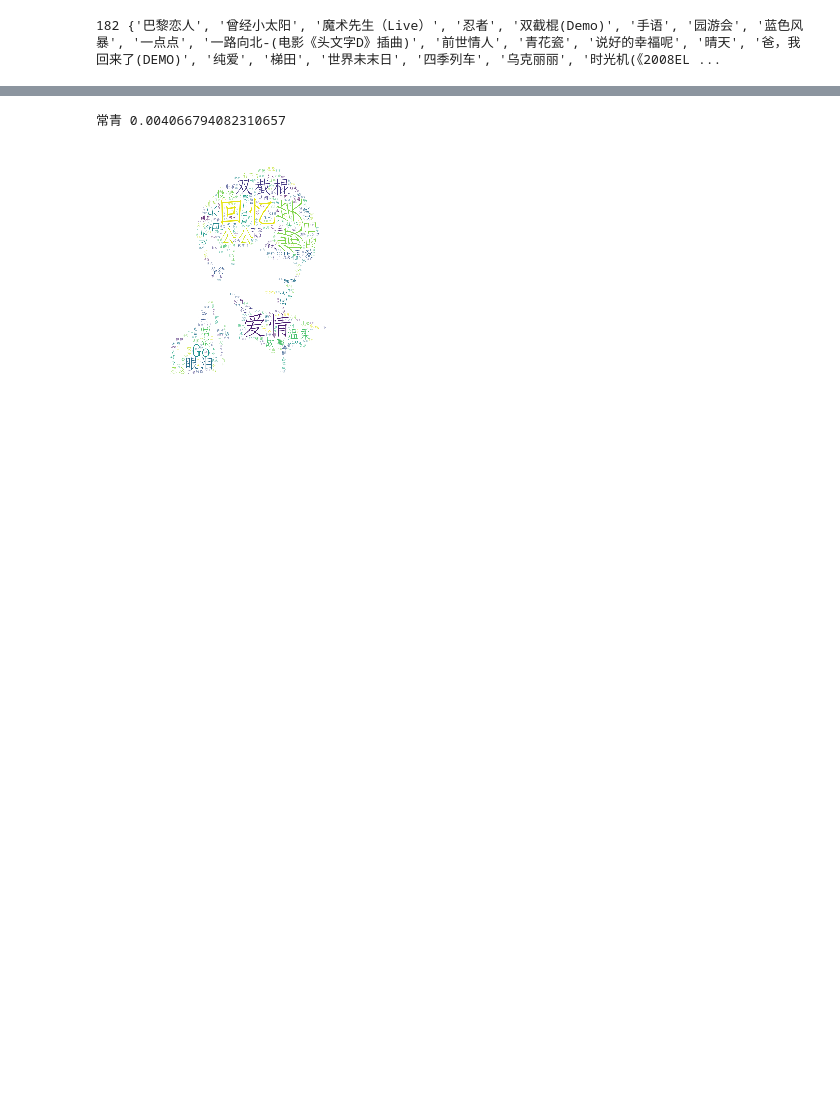
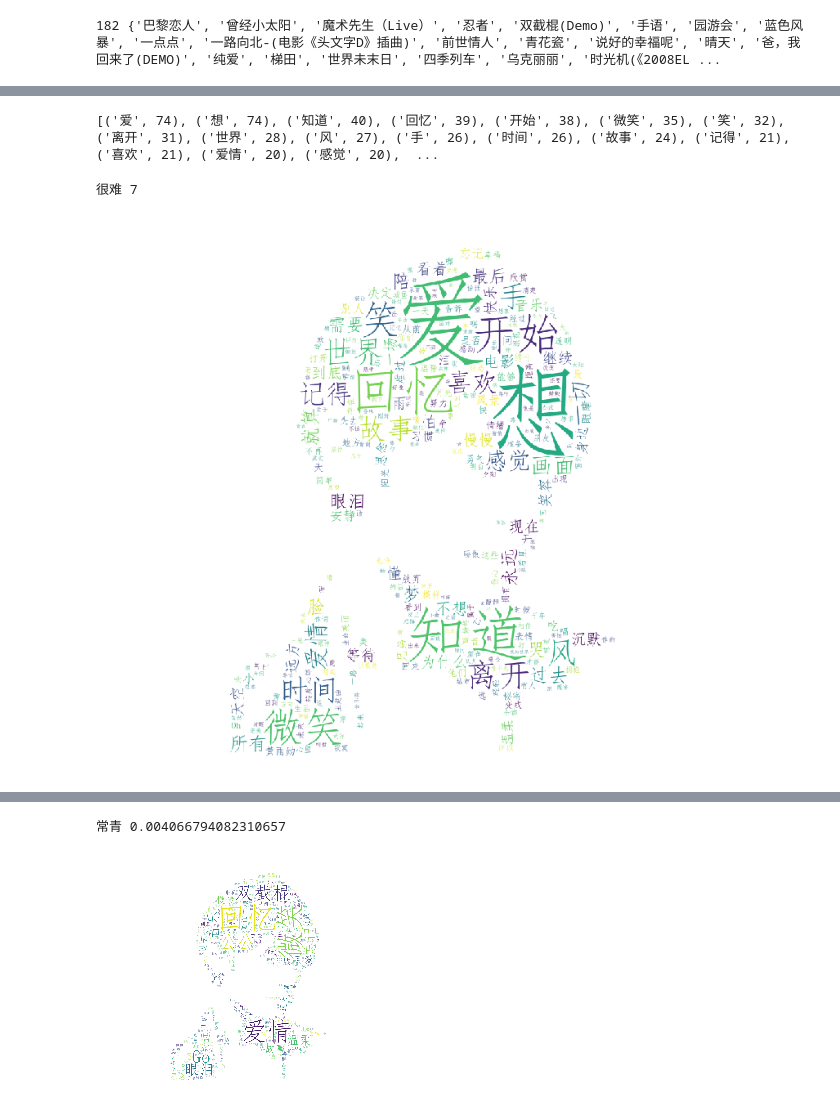
Before and after one commit to spiderbeg/Kuwo_Jay, a Jupyter notebook: zhoujl.ipynb, the cells around one changed output, grey strips where cells are left out. Drawn from its saved outputs; the diff is of its cells as text; code cells hidden in the pictures; blank space fills up the shorter version.

```diff
--- a/zhoujl.ipynb
+++ b/zhoujl.ipynb
@@ -99,0 +127,45 @@ for i in title:
+# %%
+# 分词调整
+fc = sorted(az.items(), key=lambda item:item[1], reverse=True)
+a = [(i[0],i[1]) for i in fc[:300]]
+print(a)
+# %% [output]
+[('爱', 74), ('想', 74), ('知道', 40), ('回忆', 39), ('开始', 38), ('微笑', 35), ('笑', 32), ('离开', 31), ('世界', 28), ('风', 27), ('手', 26), ('时间', 26), ('故事', 24), ('记得', 21), ('喜欢', 21), ('爱情', 20), ('感觉', 20),  ...
+# %%
+# # 词云 三（二）方法，以每首歌为单位
+import jieba.analyse
+from wordcloud import WordCloud
+import matplotlib.pyplot as plt
+import numpy as np
+from PIL import Image
+
+b = {}
+for i,j in a:
+    b[i] = j
+print(i,j)
+
+# wordcloud 部分设置
+font_path = r'C:\Users\yc\Desktop\SIMFANG.ttf' # 字体 # wordcloud设置
+back_coloring = np.array(Image.open(r'C:\Users\yc\Desktop\zhoujl\z.png').convert('L'))  # 设置背景图片
+
+
+# 设置词云属性
+wc = WordCloud(font_path=font_path,  # 设置字体
+               background_color="white",  # 背景颜色
+               max_words=2000,  # 词云显示的最大词数
+               mask=back_coloring,  # 设置背景图片
+#                contour_width=1, # 描边
+               contour_color='green'
+               )
+# 根据频率生成词云
+wc.generate_from_frequencies(b)
+wc.to_file(r'C:\Users\yc\Desktop\zhoujl\zouwc.png') # 保存文件
+# 显示图片
+plt.figure()
+plt.imshow(wc)
+plt.axis("off")
+
+plt.show()
+# %% [output]
+很难 7
+[figure, added]
```
Also changed, not shown: parts of 7 cells of this notebook, 5 other files.
